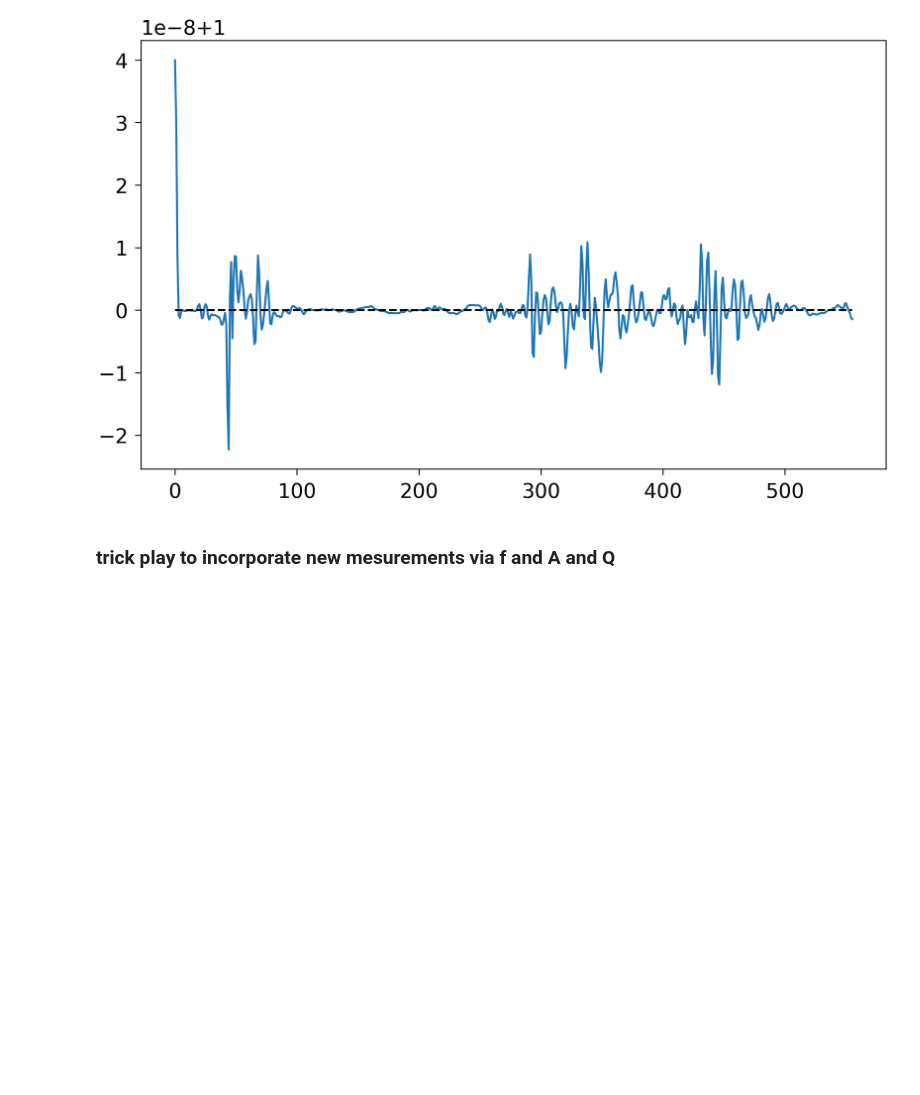
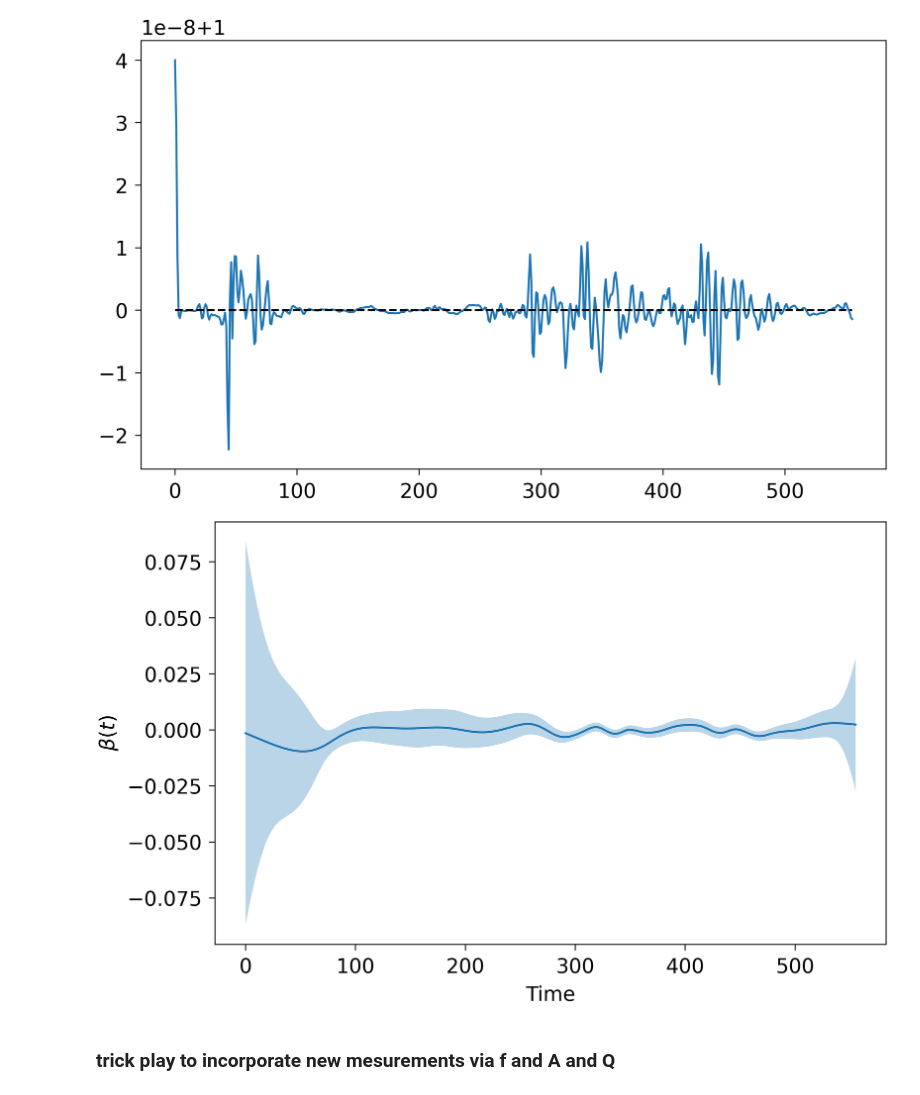
Before and after one commit to paufisch/ode_filters, a Jupyter notebook: SIR.ipynb, the cells around one changed output. Saved outputs shown, nothing was run; the diff lists cells and outputs as text; code cells hidden in the pictures; blank space fills up the shorter version.

Commit message:
plots 1st derivative of beta to proove that it indeed is apporx. zero

```diff
--- a/SIR.ipynb
+++ b/SIR.ipynb
@@ -344,6 +344,19 @@ plt.plot(ts, np.ones_like(ts), linestyle='--', color='black')
 plt.show()
 # %% [output]
 [figure]
+# %%
+beta_idx = 7
+plt.figure()
+plt.plot(ts[:], m_sequence[:, beta_idx])
+P = P_sequence[:, beta_idx, beta_idx]
+margin = 2 * np.sqrt(P)
+plt.fill_between(ts, m_sequence[:, beta_idx] - margin, m_sequence[:, beta_idx] + margin, alpha=0.3)
+#plt.ylim(-0.1, 0.6)
+plt.ylabel(r'$\beta(t)$')
+plt.xlabel("Time")
+plt.show()
+# %% [output]
+[figure, added]
 # %% [markdown]
 ### trick play to incorporate new mesurements via f and A and Q
 # %%
```
Also changed, not shown: parts of 3 cells of this notebook.
